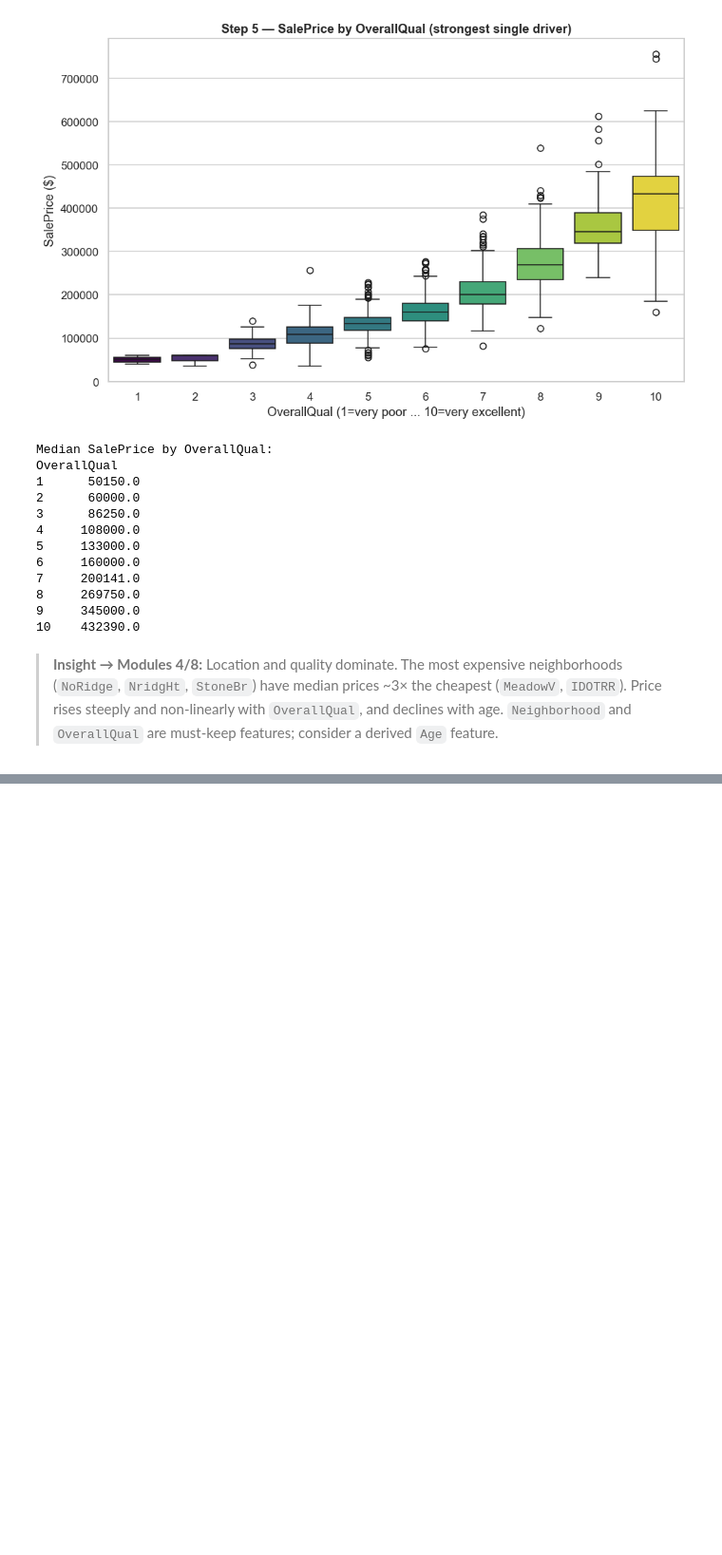
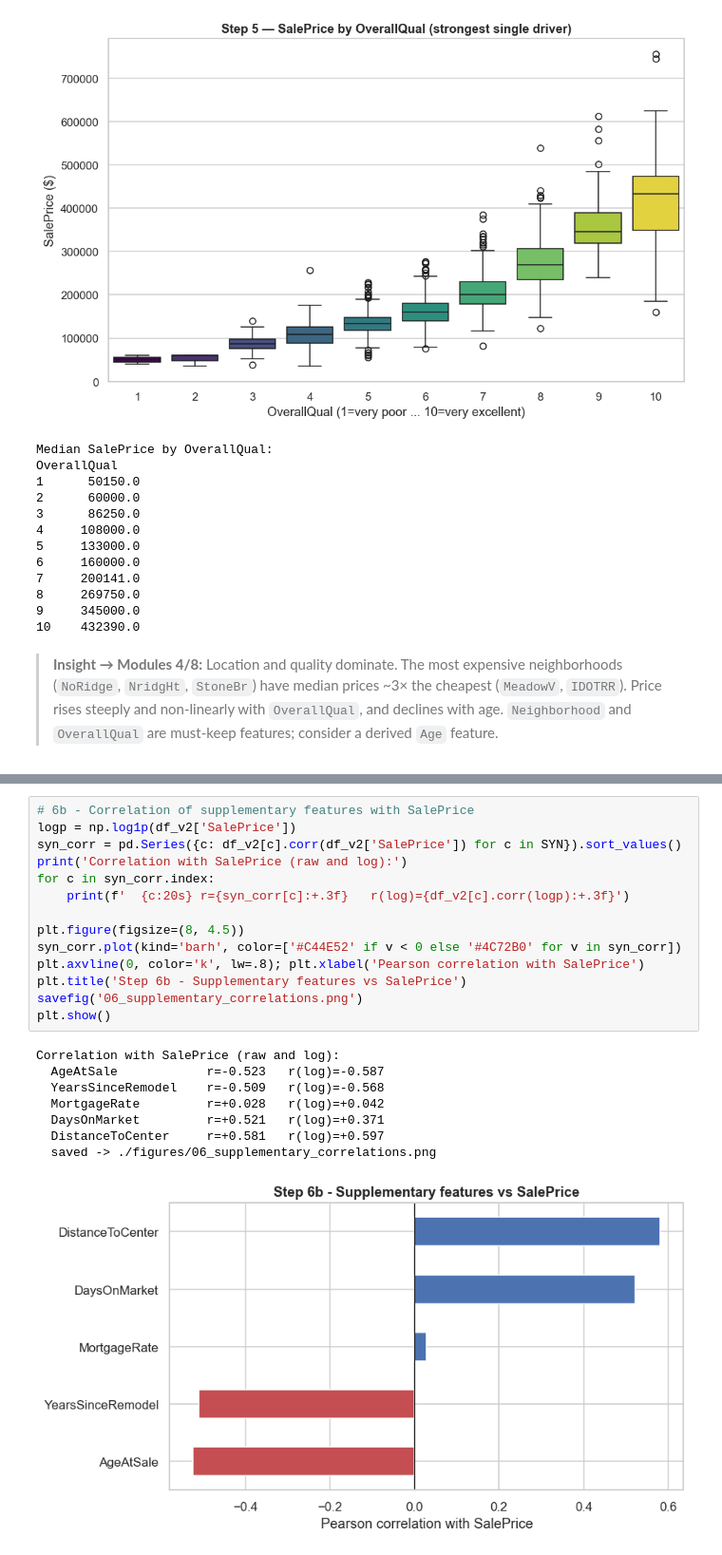
Before and after one commit to hacaothu03/Group14-IT5315E-Business-Intelligence, a Jupyter notebook: EDA/01_eda.ipynb, the cells around one changed output, grey strips where cells are left out. Shown at 95% size. Cells and saved outputs as stored; diff of their text form; blank space fills up the shorter version.

```diff
--- a/EDA/01_eda.ipynb
+++ b/EDA/01_eda.ipynb
@@ -658,0 +712,23 @@ OverallQual
+# %%
+# 6b - Correlation of supplementary features with SalePrice
+logp = np.log1p(df_v2['SalePrice'])
+syn_corr = pd.Series({c: df_v2[c].corr(df_v2['SalePrice']) for c in SYN}).sort_values()
+print('Correlation with SalePrice (raw and log):')
+for c in syn_corr.index:
+    print(f'  {c:20s} r={syn_corr[c]:+.3f}   r(log)={df_v2[c].corr(logp):+.3f}')
+
+plt.figure(figsize=(8, 4.5))
+syn_corr.plot(kind='barh', color=['#C44E52' if v < 0 else '#4C72B0' for v in syn_corr])
+plt.axvline(0, color='k', lw=.8); plt.xlabel('Pearson correlation with SalePrice')
+plt.title('Step 6b - Supplementary features vs SalePrice')
+savefig('06_supplementary_correlations.png')
+plt.show()
+# %% [output]
+Correlation with SalePrice (raw and log):
+  AgeAtSale            r=-0.523   r(log)=-0.587
+  YearsSinceRemodel    r=-0.509   r(log)=-0.568
+  MortgageRate         r=+0.028   r(log)=+0.042
+  DaysOnMarket         r=+0.521   r(log)=+0.371
+  DistanceToCenter     r=+0.581   r(log)=+0.597
+  saved -> ./figures/06_supplementary_correlations.png
+[figure, added]
```
Also changed, not shown: parts of 9 cells of this notebook, 6 other files.
